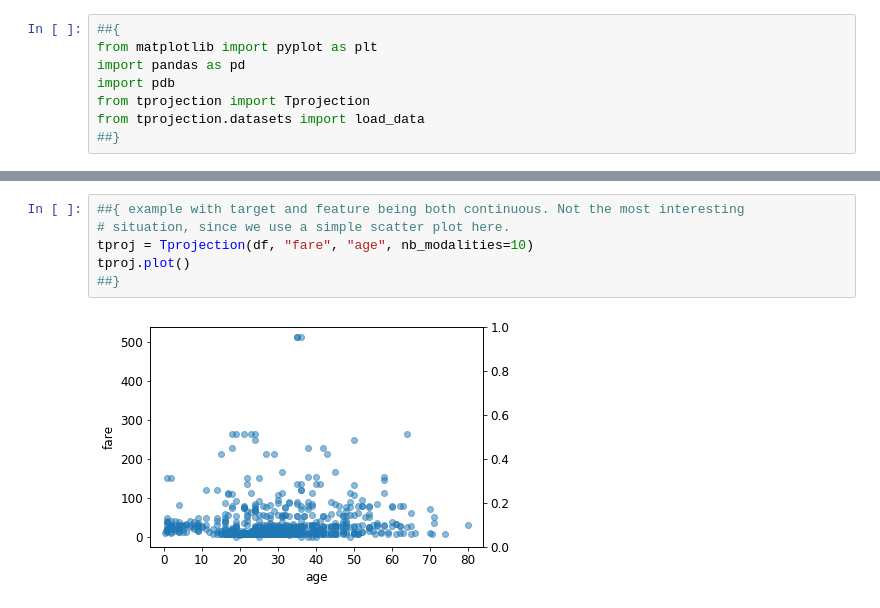
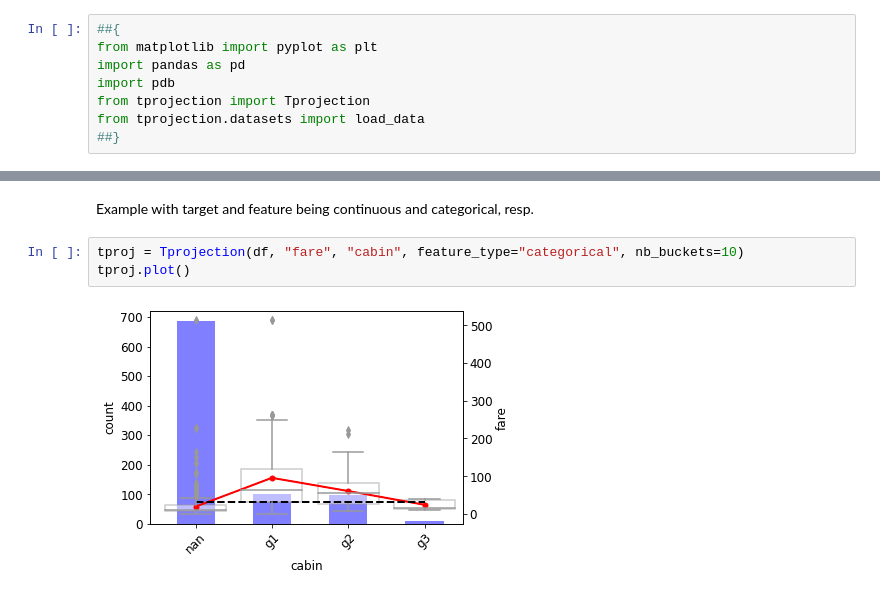
Before and after one commit to greghor/tprojection, a Jupyter notebook: examples/examples.ipynb, the cells around one changed output, grey strips where cells are left out. Drawn from its saved outputs; the diff is of its cells as text.

```diff
--- a/examples/examples.ipynb
+++ b/examples/examples.ipynb
@@ -48,8 +52,7 @@ print(tproj.encoding) # contains the mapping between the original modalities and
-# %%
-##{ example with target and feature being both continuous. Not the most interesting
-# situation, since we use a simple scatter plot here.
-tproj = Tprojection(df, "fare", "age", nb_modalities=10)
-tproj.plot()
-##}
-# %% [output]
-[figure, removed]
+# %% [markdown]
+Example with target and feature being continuous and categorical, resp.
+# %%
+tproj = Tprojection(df, "fare", "cabin", feature_type="categorical", nb_buckets=10)
+tproj.plot()
+# %% [output]
+[figure, added]
```
Also changed, not shown: parts of 17 cells of this notebook.
